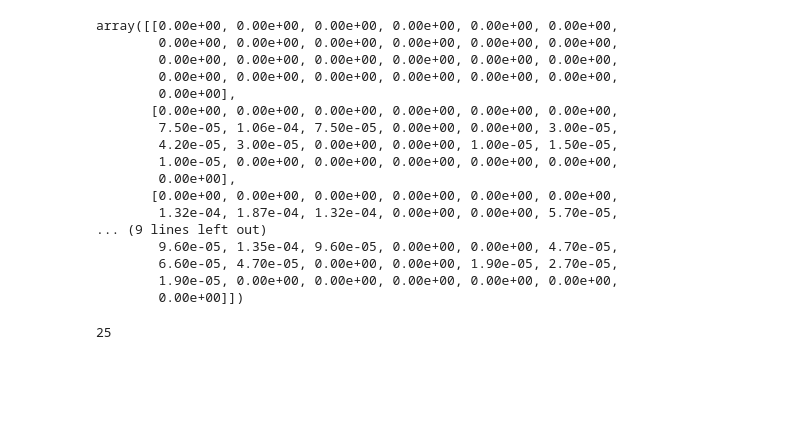
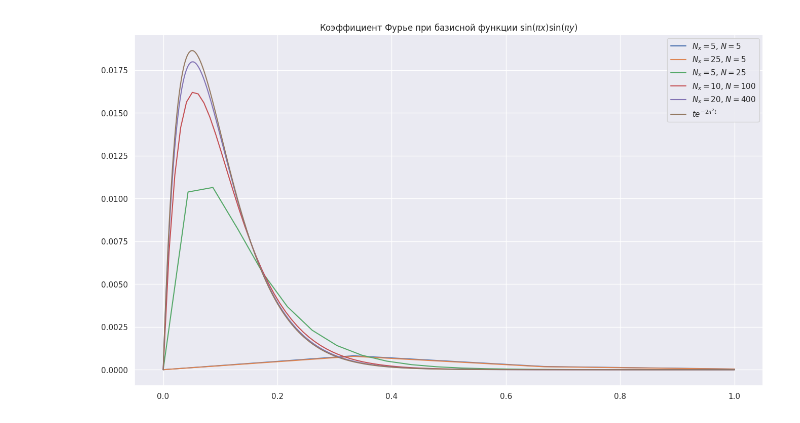
Before and after one commit to VsevolodZaostrovsky/NumericalMethods, a Jupyter notebook: PDE2d/Code/test_nzf.ipynb, the cells around one changed output. Saved outputs shown, nothing was run; the diff lists cells and outputs as text; code cells hidden in the pictures; blank space fills up the shorter version.

```diff
--- a/PDE2d/Code/test_nzf.ipynb
+++ b/PDE2d/Code/test_nzf.ipynb
@@ -69,20 +13,0 @@ array([[1.00000e+00, 8.36543e-01, 6.99804e-01, 5.85416e-01, 4.89726e-01,
-# %%
-nzf5_5
-# %% [output]
-array([[0.00e+00, 0.00e+00, 0.00e+00, 0.00e+00, 0.00e+00, 0.00e+00,
-        0.00e+00, 0.00e+00, 0.00e+00, 0.00e+00, 0.00e+00, 0.00e+00,
-        0.00e+00, 0.00e+00, 0.00e+00, 0.00e+00, 0.00e+00, 0.00e+00,
-        0.00e+00, 0.00e+00, 0.00e+00, 0.00e+00, 0.00e+00, 0.00e+00,
-        0.00e+00],
-       [0.00e+00, 0.00e+00, 0.00e+00, 0.00e+00, 0.00e+00, 0.00e+00,
-        7.50e-05, 1.06e-04, 7.50e-05, 0.00e+00, 0.00e+00, 3.00e-05,
-        4.20e-05, 3.00e-05, 0.00e+00, 0.00e+00, 1.00e-05, 1.50e-05,
-        1.00e-05, 0.00e+00, 0.00e+00, 0.00e+00, 0.00e+00, 0.00e+00,
-        0.00e+00],
-       [0.00e+00, 0.00e+00, 0.00e+00, 0.00e+00, 0.00e+00, 0.00e+00,
-        1.32e-04, 1.87e-04, 1.32e-04, 0.00e+00, 0.00e+00, 5.70e-05,
-... (9 lines left out)
-        9.60e-05, 1.35e-04, 9.60e-05, 0.00e+00, 0.00e+00, 4.70e-05,
-        6.60e-05, 4.70e-05, 0.00e+00, 0.00e+00, 1.90e-05, 2.70e-05,
-        1.90e-05, 0.00e+00, 0.00e+00, 0.00e+00, 0.00e+00, 0.00e+00,
-        0.00e+00]])
@@ -91,5 +14,23 @@ answer
-# %%
-t = 1
-plt.plot()
-# %% [output]
-25
+# %%
+def fourier11(t):
+    return t * np.exp(-2 * pi**2 * t)
+# * sin(pi * x) * sin(pi * y)
+# %%
+net5_5       = np.linspace(0, 1, len(nzf5_5))
+net25_5      = np.linspace(0, 1, len(nzf25_5))
+net5_25      = np.linspace(0, 1, len(nzf5_25))
+net10_100    = np.linspace(0, 1, len(nzf10_100))
+net20_400    = np.linspace(0, 1, len(nzf20_400))
+net          = np.linspace(0, 1, 1000)
+
+plt.plot(net5_5   ,    nzf5_5,      label=r"$N_x = 5$, $N = 5$")
+plt.plot(net25_5  ,    nzf25_5,    label=r"$N_x = 25$, $N = 5$")
+plt.plot(net5_25  ,   nzf5_25,    label=r"$N_x = 5$, $N = 25$")
+plt.plot(net10_100,  nzf10_100, label=r"$N_x = 10$, $N = 100$")
+plt.plot(net20_400,  nzf20_400, label=r"$N_x = 20$, $N = 400$")
+plt.plot(net, fourier11(net), label=r"$t e^{-2 \pi ^2 t}$")
+plt.title(r"Коэффициент Фурье при базисной функции $\sin(\pi x) \sin(\pi y)$")
+plt.legend()
+plt.savefig("nzf_test.pdf")
+# %% [output]
+[figure, added]
```
Also changed, not shown: parts of 14 cells of this notebook, 13 other files.
